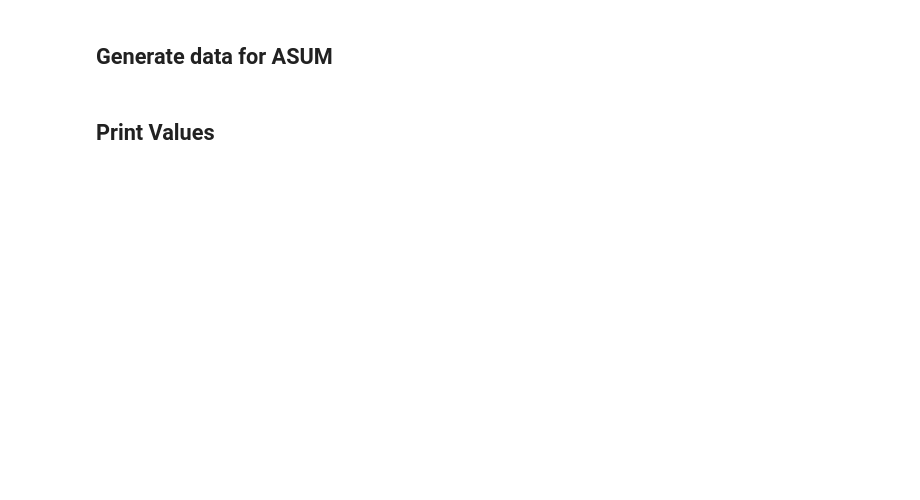
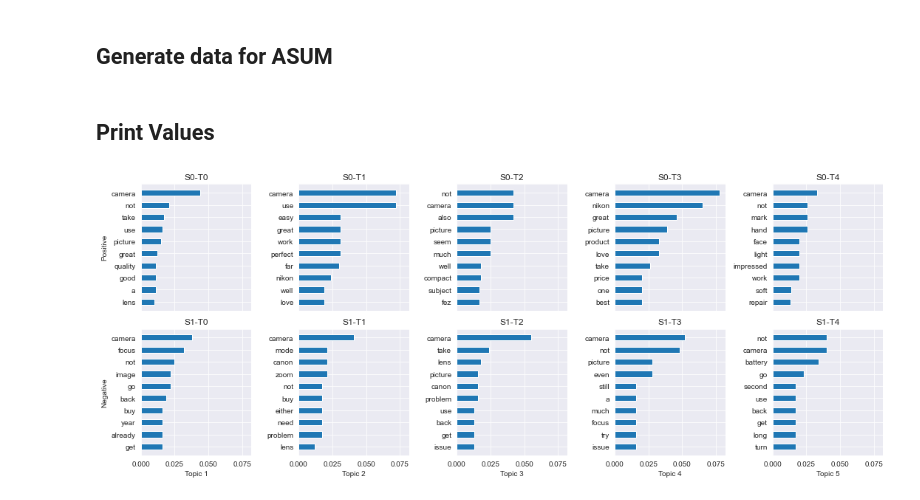
Before and after one commit to saiteki-kai/amazon-reviews, a Jupyter notebook: notebooks/asum.ipynb, the cells around one changed output. Drawn from its saved outputs; the diff is of its cells as text; code cells hidden in the pictures; blank space fills up the shorter version.

```diff
--- a/notebooks/asum.ipynb
+++ b/notebooks/asum.ipynb
@@ -60,49 +79,54 @@ asum("0.1", "0.001/0.1/0", "1/1", "5", iterations="1000")
 ## Print Values
 # %%
 df = pd.read_csv(
-  asum_output_dir / "STO2-T5-S2(2)-A0.1-B0.001,0.1,0.0-G1.0,1.0-I1000-ProbWords.csv"
+    asum_output_dir / "STO2-T5-S2(2)-A0.1-B0.001,0.1,0.0-G1.0,1.0-I500-ProbWords.csv"
 )
 
+
 def map_topic_sentiment(column_name):
-  if ("Unnamed" in column_name):
-    return None
+    if "Unnamed" in column_name:
+        return None
 
-  values = column_name.split("-")
-  return {"sentiment": int(values[0][1]), "topic": int(values[1][1]), "colname": column_name }
+    values = column_name.split("-")
+    return {"sentiment": int(values[0][1]), "topic": int(values[1][1]), "colname": column_name}
+
 
 columns = df.columns.map(map_topic_sentiment)
 # %%
-def get_word_weight(item):
-  match = re.match("(\w+)\s+\((.*?)\)", item)
-  word, weight = match.groups()
-  return word, float(weight)
+def get_word_weight(text):
+    match = re.match("(\w+)\s+\((.*?)\)", text)
+    word, weight = match.groups()
+    return word, float(weight)
+
 
 n_topics = 5
 n_top_words = 10
 
-fig, axes = plt.subplots(2, n_topics, figsize=(15, 6), sharex=True)
+fig, axes = plt.subplots(2, n_topics, figsize=(15, 6), sharex="all")
 axes = axes.flatten()
 
 for idx, item in enumerate(columns):
-  if item is None:
-    continue
+    if item is None:
+        continue
 
-  ax = axes[idx]
-  words = df[item["colname"]][:n_top_words]
-  weights = list(map(list, zip(*words.map(get_word_weight))))
+    ax = axes[idx]
+    words = df[item["colname"]][:n_top_words]
+    weights = list(map(list, zip(*words.map(get_word_weight))))
 
-  weights = pd.DataFrame({"names": weights[0], "weights": weights[1]})
-  weights.sort_values("weights", inplace=True)
+    weights = pd.DataFrame({"names": weights[0], "weights": weights[1]})
+    weights.sort_values("weights", inplace=True)
 
-  ax.barh(weights["names"], weights["weights"], height=0.5)
-  ax.set_title(item["colname"])
+    ax.barh(weights["names"], weights["weights"], height=0.5)
+    ax.set_title(item["colname"])
 
-  if idx > n_topics - 1:
-    ax.set_xlabel(f"Topic {item['topic'] + 1}")
+    if idx > n_topics - 1:
+        ax.set_xlabel(f"Topic {item['topic'] + 1}")
 
-  if idx == 0 or idx == n_topics:
-    ax.set_ylabel("Positive" if item['sentiment'] == 0 else "Negative")
+    if idx == 0 or idx == n_topics:
+        ax.set_ylabel("Positive" if item['sentiment'] == 0 else "Negative")
 fig.tight_layout()
+# %% [output]
+[figure, added]
 # %%
 import seaborn as sns
 
```
Also changed, not shown: parts of 9 cells of this notebook.
